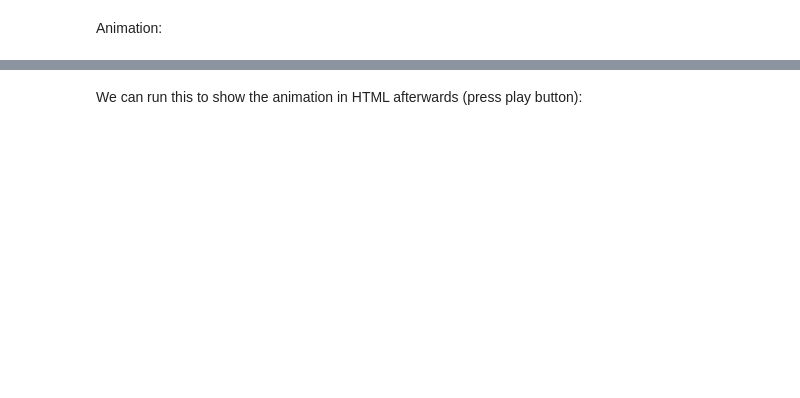
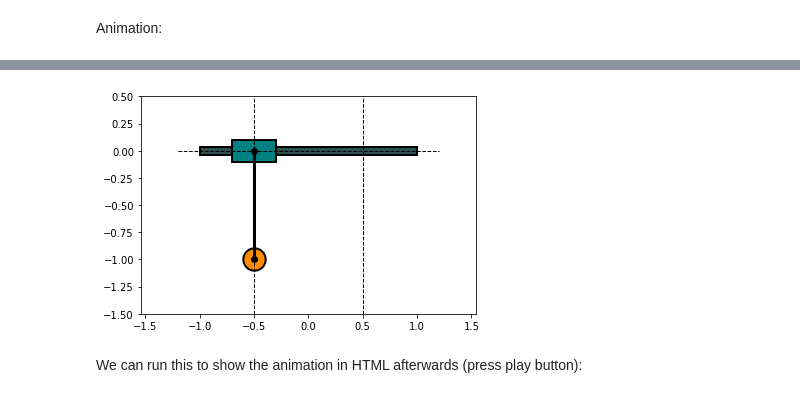
Before and after one commit to martiabr/crane-optimization, a Jupyter notebook: crane-optimization.ipynb, the cells around one changed output, grey strips where cells are left out. Cells and saved outputs as stored; diff of their text form; code cells hidden in the pictures; blank space fills up the shorter version.

```diff
--- a/crane-optimization.ipynb
+++ b/crane-optimization.ipynb
@@ -169,9 +178,9 @@ from IPython.display import HTML
 
 mpl.rcParams['lines.linewidth'] = 2
 
-skips = 8
-frames = int(N / skips)
-delay = skips*dt*1e3
+skips = 10
+frames = int(N_sim / skips)
+delay = skips*dt_sim*1e3
 
 rect_height = 0.2
 beam_height = 0.075
@@ -184,9 +193,11 @@ rect_2 = ax.add_patch(Rectangle((x_sim[0,0] - 0.2, 0.0 - 0.5*rect_height), 0.4,
 
 x_pendulum = x_sim[0,0] + l * np.sin(x_sim[0,1])
 y_pendulum = -l * np.cos(x_sim[0,1])
-# line_2, = ax.plot([x_sim[0,0], x_pendulum], [0, y_pendulum], '-o', c='k', lw=3, ms=8, mec='k', mfc='crimson', mew=2)
 line_2, = ax.plot([x_sim[0,0], x_pendulum], [0, y_pendulum], '-o', c='k', lw=3, ms=6)
 point_1 = ax.scatter(x_pendulum, y_pendulum, s=500, facecolors='darkorange', edgecolors='k', lw=2)
+
+line_3, = ax.plot([-0.5, -0.5], [-1.5,0.5], 'k--', lw=1.0)
+line_3, = ax.plot([0.5, 0.5], [-1.5,0.5], 'k--', lw=1.0)
 
 plt.axis('equal')
 plt.xlim([-1, 1])
@@ -201,7 +212,7 @@ def animate(i):
     point_1.set_offsets([x_pendulum, y_pendulum])
     line_2.set_data([x_sim[skips*i,0], x_pendulum], [0, y_pendulum])
 
-    return line_1, line_2, point_1, rect_1, rect_2
+    return line_2, point_1, rect_2
 
 anim = animation.FuncAnimation(fig, animate, frames=frames, interval=delay, blit=True)
 # %% [output]
@@ -210,3 +219,4 @@ anim = animation.FuncAnimation(fig, animate, frames=frames, interval=delay, blit
+[figure, added]
 # %% [markdown]
 We can run this to show the animation in HTML afterwards (press play button):
 # %%
```
Also changed, not shown: parts of 7 cells of this notebook, 1 other file.
